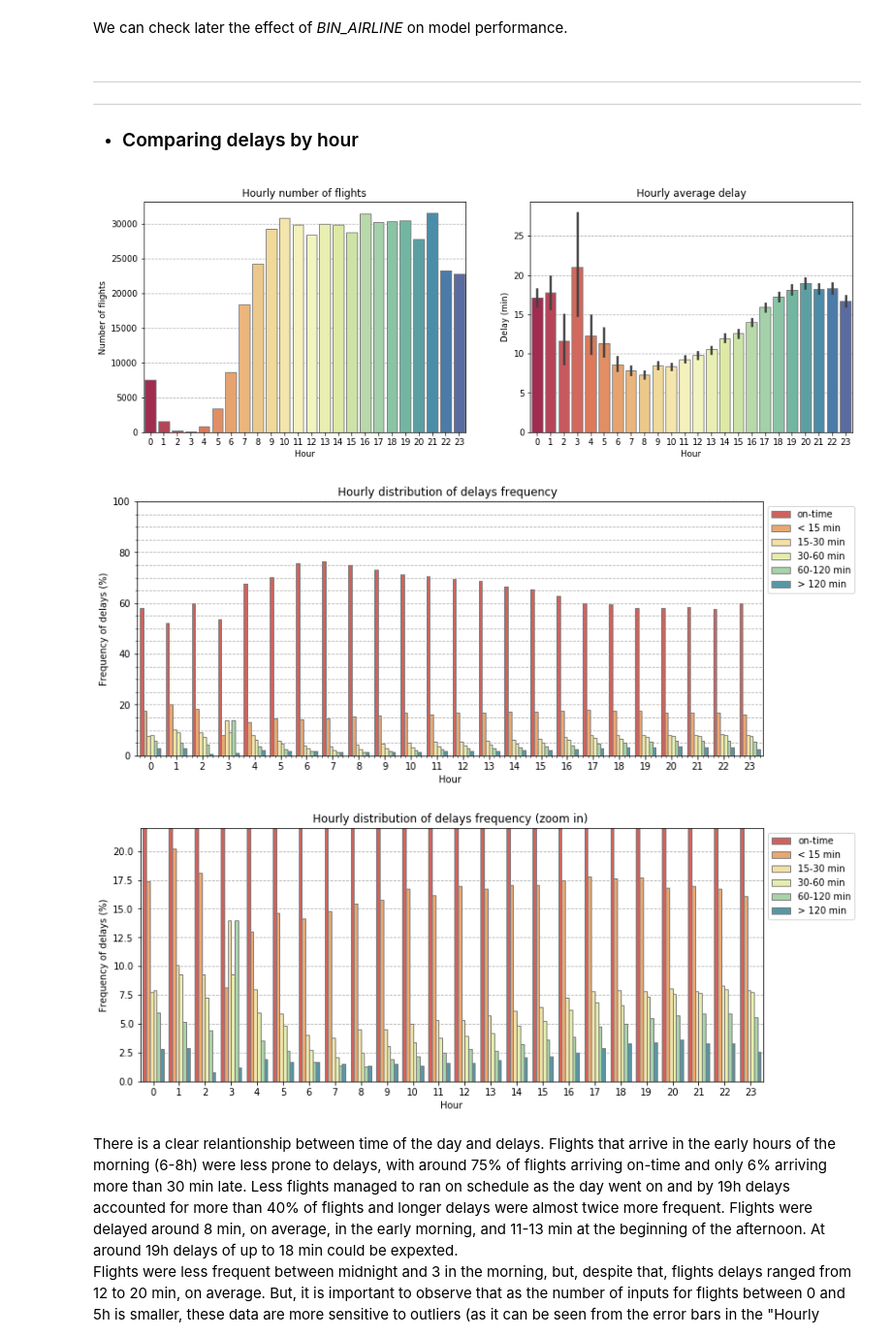
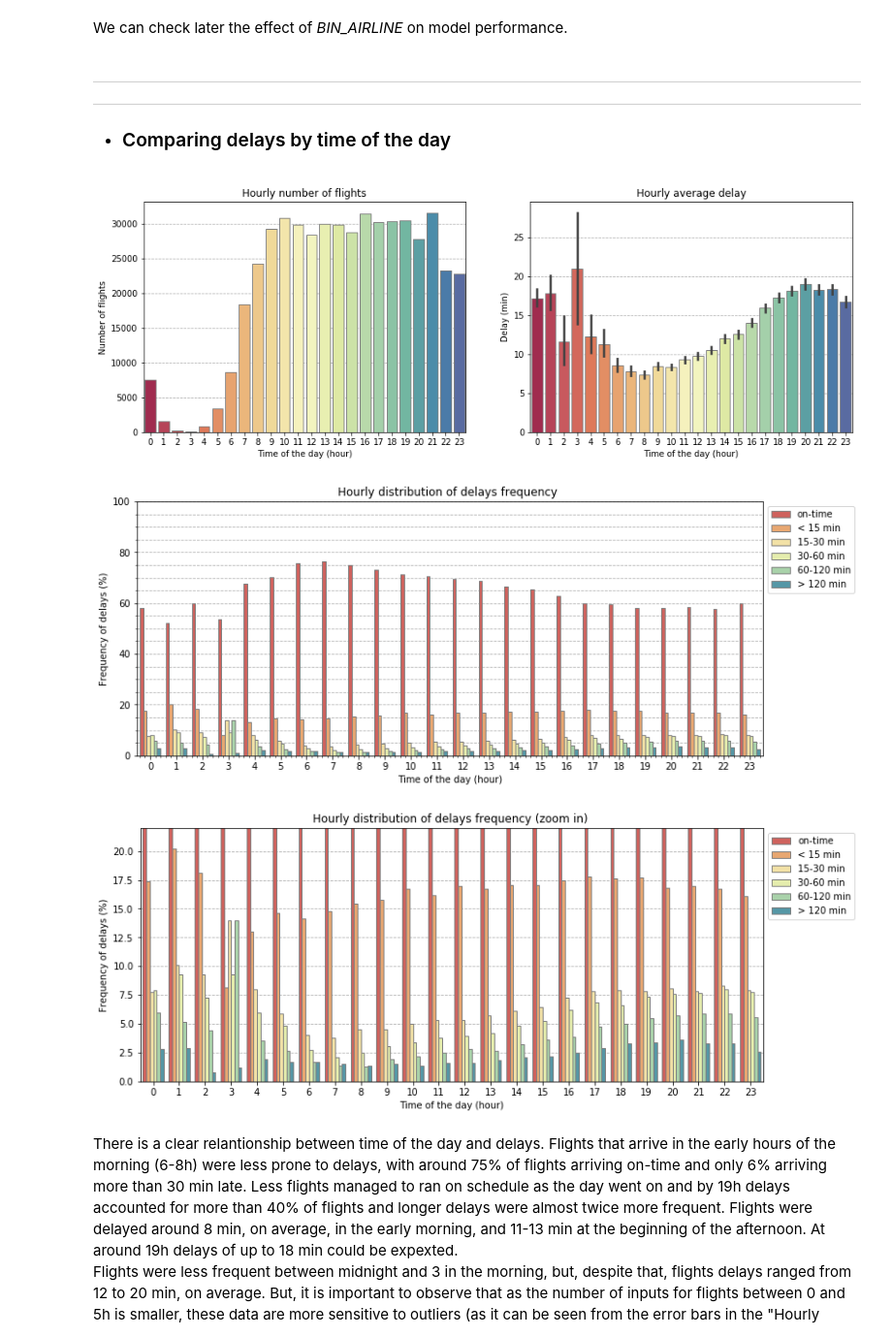
Before and after one commit to lubepe/PredictingFlightDelays, a Jupyter notebook: Predicting flight delays.ipynb, the cells around one changed output. Shown at 97% size. Drawn from its saved outputs; the diff is of its cells as text; code cells hidden in the pictures.

```diff
--- a/Predicting flight delays.ipynb
+++ b/Predicting flight delays.ipynb
@@ -1016,7 +1016,7 @@ We can check later the effect of *BIN_AIRLINE* on model performance.
 # %% [markdown]
 ----
 ----
-* ### Comparing delays by hour
+* ### Comparing delays by time of the day
 # %%
 # extracting hour from BIN_DEP_DELAY's and BIN_ARR_DELAY's time
 for df in [train_explor, flights_train, flights_test]:
@@ -1037,7 +1037,7 @@ grid = sns.countplot(x='HOUR_SCHEDULED_ARR', data=train_explor, palette=sns.colo
                      edgecolor = 'grey', zorder=2)
 grid.set_title('Hourly number of flights')
 grid.set_ylabel('Number of flights')
-grid.set_xlabel('Hour')
+grid.set_xlabel('Time of the day (hour)')
 grid.yaxis.grid( which='both', linestyle='--')
 
 
@@ -1046,41 +1046,41 @@ plt.subplot(122)
 grid = sns.barplot(x='HOUR_SCHEDULED_ARR', y='ARR_DELAY_NEW', data=train_explor, palette=sns.color_palette('Spectral', 24),
                   edgecolor='grey', zorder=2)
 grid.set_title('Hourly average delay')
-grid.set_xlabel('Hour')
+grid.set_xlabel('Time of the day (hour)')
 grid.set_ylabel('Delay (min)')
 grid.yaxis.grid( which='both', linestyle='--')
 plt.show()
 
 
 #----- Distribution of delays frequency by airline (binned) -----
 plt.figure(figsize=(12,5))
 grid = sns.barplot(x='HOUR_SCHEDULED_ARR', y='frequency', hue='BIN_ARR_DELAY', data=delay_per_hour.reset_index(),
                    palette=sns.color_palette('Spectral', 6), edgecolor='grey', zorder=2)
 plt.legend(bbox_to_anchor=(1.0, 1), loc=2)
 grid.set_title('Hourly distribution of delays frequency ')
 grid.set_ylabel('Frequency of delays (%)')
-grid.set_xlabel('Hour')
+grid.set_xlabel('Time of the day (hour)')
 grid.yaxis.grid(which='both', linestyle='--')
 plt.ylim(0, 100)
 grid.minorticks_on()
 plt.show()
 
 
 #----- Distribution of delays frequency by airline (zooming in, binned) -----
 plt.figure(figsize=(12,5))
 grid = sns.barplot(x='HOUR_SCHEDULED_ARR', y='frequency', hue='BIN_ARR_DELAY', data=delay_per_hour.reset_index(),
                    palette=sns.color_palette('Spectral', 6), edgecolor='grey', zorder=2)
 plt.legend(bbox_to_anchor=(1.0, 1), loc=2)
 grid.set_title('Hourly distribution of delays frequency (zoom in) ')
 grid.set_ylabel('Frequency of delays (%)')
-grid.set_xlabel('Hour')
+grid.set_xlabel('Time of the day (hour)')
 grid.yaxis.grid(which='both', linestyle='--')
 plt.ylim(0, 22)
 plt.show()
 # %% [output]
-[figure, old version]
+[figure, new version]
-[figure, old version]
+[figure, new version]
-[figure, old version]
+[figure, new version]
 # %% [markdown]
 There is a clear relantionship between time of the day and delays. Flights that arrive in the early hours of the morning (6-8h) were less prone to delays, with around 75% of flights arriving on-time and only 6% arriving more than 30 min late. Less flights managed to ran on schedule as the day went on and by 19h delays accounted for more than 40% of flights and longer delays were almost twice more frequent. Flights were delayed around 8 min, on average, in the early morning, and 11-13 min at the beginning of the afternoon. At around 19h delays of up to 18 min could be expexted.
 Flights were less frequent between midnight and 3 in the morning, but, despite that, flights delays ranged from 12 to 20 min, on average. But, it is important to observe that as the number of inputs for flights between 0 and 5h is smaller, these data are more sensitive to outliers (as it can be seen from the error bars in the "Hourly average delay" graph).
```
Also changed, not shown: parts of 11 cells of this notebook.
